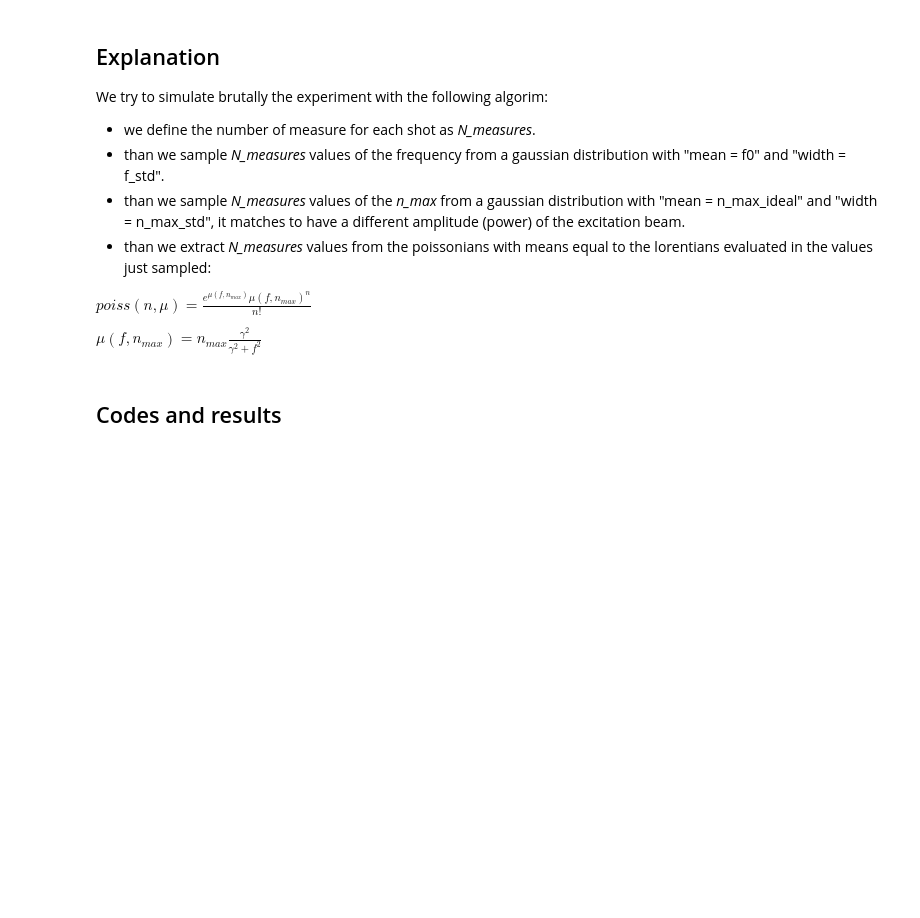
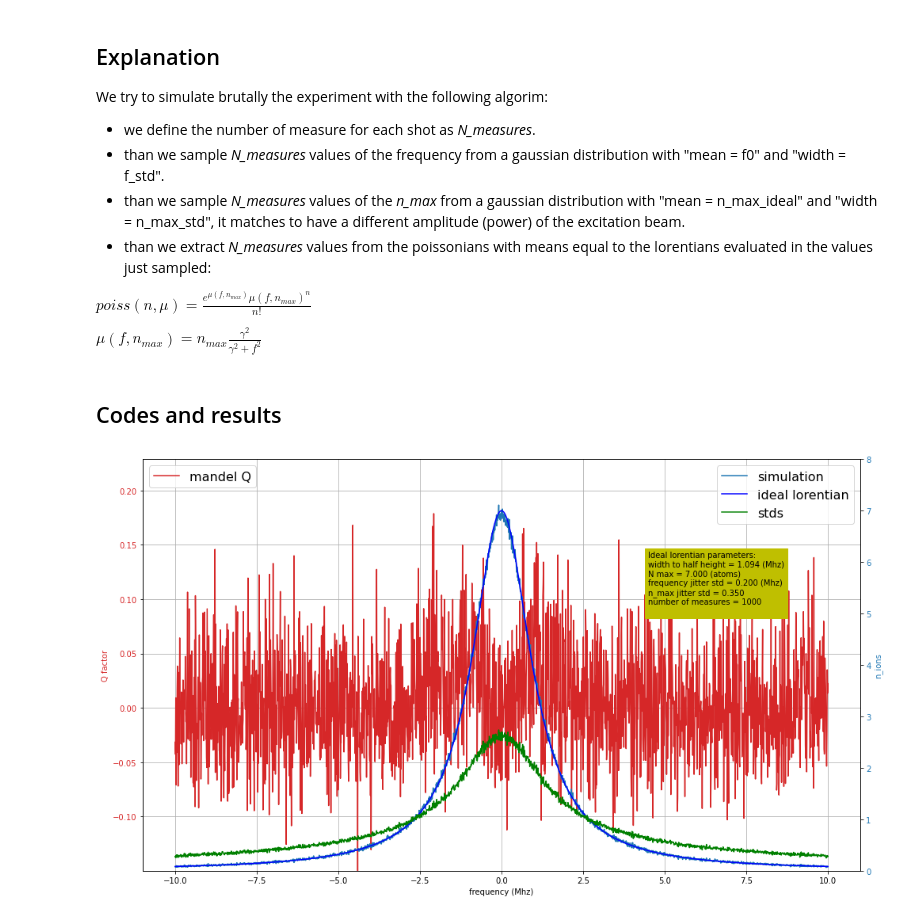
Before and after one commit to Valerio-Amico/Lab-Rydberg, a Jupyter notebook: Q_simulations/Brutal_approach.ipynb, the cells around one changed output. Drawn from its saved outputs; the diff is of its cells as text; code cells hidden in the pictures; blank space fills up the shorter version.

```diff
--- a/Q_simulations/Brutal_approach.ipynb
+++ b/Q_simulations/Brutal_approach.ipynb
@@ -29,0 +67,41 @@ def lorentian(x, n_max, Gamma, x_resonance=0):
+# %%
+y=lorentian(f0_vals,n_max_ideal,g)
+
+fig, ax1 = plt.subplots(figsize=(14, 8))
+
+color = 'tab:red'
+ax1.set_xlabel('frequency (Mhz)')
+ax1.set_ylabel('Q factor', color=color)
+ax1.plot(f0_vals, Q, "-", color=color, label="mandel Q", marker="", linestyle="-")
+ax1.tick_params(axis='y', labelcolor=color)
+ax1.set_ylim([min(Q),max(Q)+0.05])
+
+ax2 = ax1.twinx()  # instantiate a second axes that shares the same x-axis
+
+color = 'tab:blue'
+ax2.set_ylabel('n_ions', color=color)  # we already handled the x-label with ax1
+ax2.plot(f0_vals, n_means, "-", color=color, label="simulation")
+ax2.tick_params(axis='y', labelcolor=color)
+ax2.set_ylim([0,n_max_ideal+1])
+
+fig.tight_layout()  # otherwise the right y-label is slightly clipped
+ax1.grid()
+
+plt.plot(f0_vals, y, c="b", label="ideal lorentian")
+plt.plot(f0_vals, stds, c="g", label="stds")
+ax1.legend(loc=2, fontsize=16)
+ax2.legend(loc=1, fontsize=16)
+
+text="Ideal lorentian parameters: \n"
+text=text+"width to half height = %.3f (Mhz)\n" %g
+text=text+"N max = %.3f (atoms)\n" %n_max_ideal
+text=text+"frequency jitter std = %.3f (Mhz)\n" %f_std
+text=text+"n_max jitter std = %.3f \n" %n_max_std
+text=text+"number of measures = %d \n" %N_measures
+
+
+ax2.text(x=4.5,y=5,s=text,backgroundcolor="y")
+
+plt.show()
+# %% [output]
+[figure, added]
```
Also changed, not shown: parts of 7 cells of this notebook, 5 other files.
